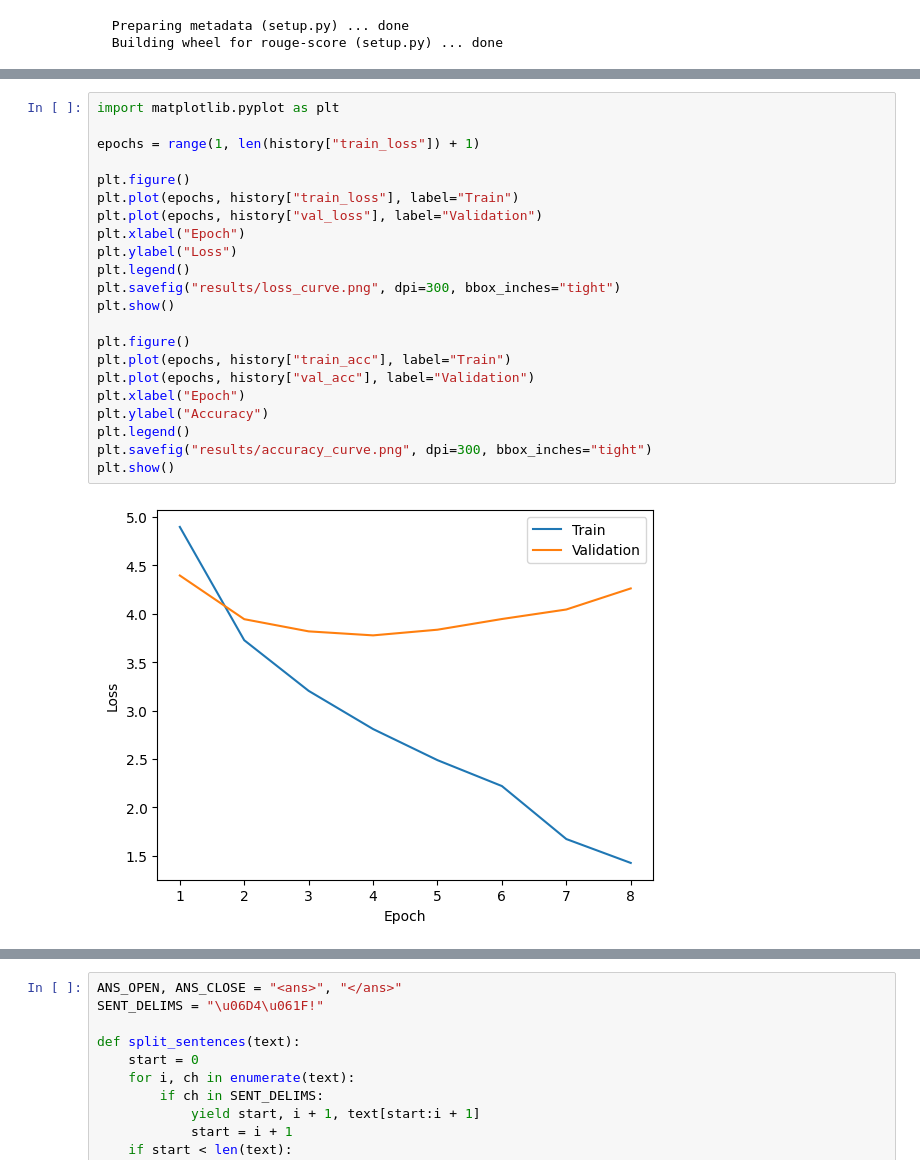
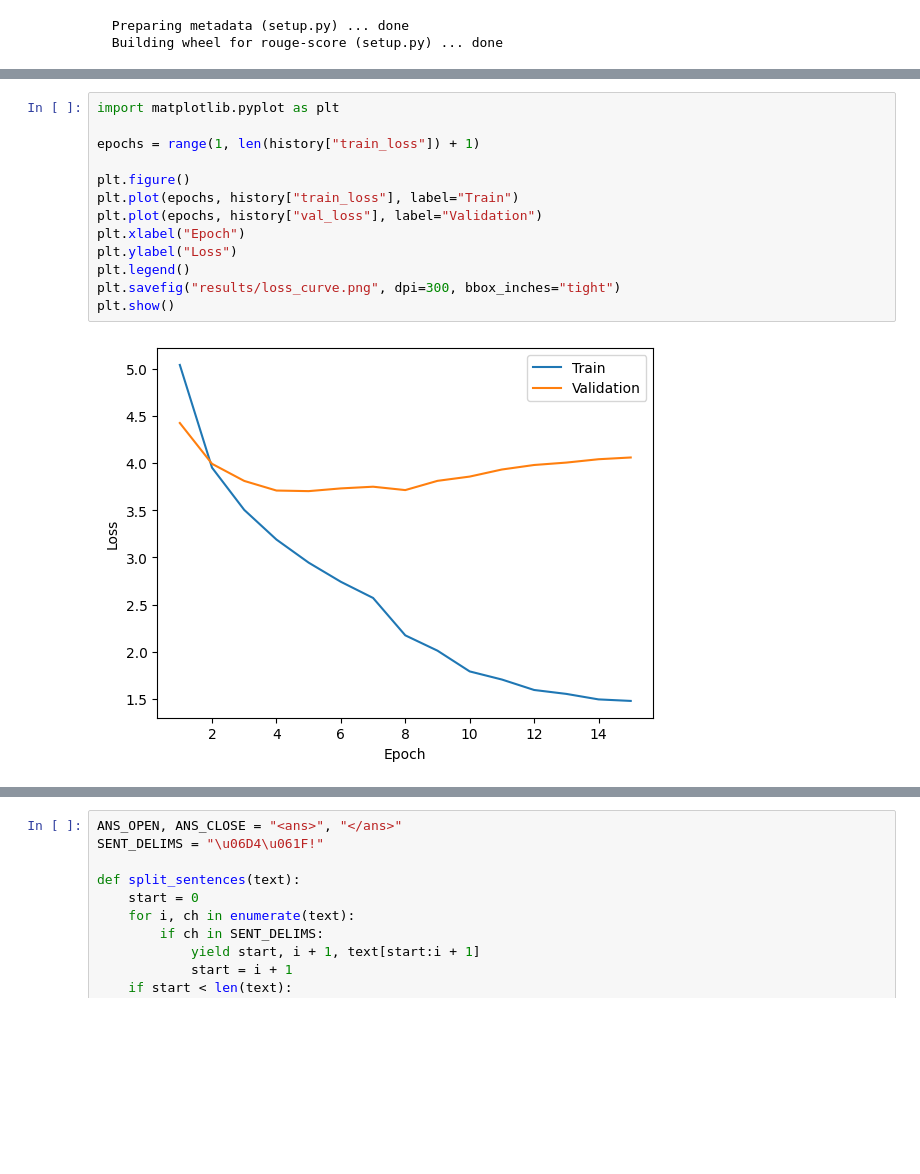
Before and after one commit to moonlightaliza/urdu-question-generator, a Jupyter notebook: Urdu_QnA_model.ipynb, the cells around one changed output, grey strips where cells are left out. Cells and saved outputs as stored; diff of their text form; blank space fills up the shorter version.

Commit message:
updated results + sync code with notebook

```diff
--- a/Urdu_QnA_model.ipynb
+++ b/Urdu_QnA_model.ipynb
@@ -408,24 +375,15 @@ Early stooping at epoch 8
 # %%
 import matplotlib.pyplot as plt
 
 epochs = range(1, len(history["train_loss"]) + 1)
 
 plt.figure()
 plt.plot(epochs, history["train_loss"], label="Train")
 plt.plot(epochs, history["val_loss"], label="Validation")
 plt.xlabel("Epoch")
 plt.ylabel("Loss")
 plt.legend()
 plt.savefig("results/loss_curve.png", dpi=300, bbox_inches="tight")
 plt.show()
-
-plt.figure()
-plt.plot(epochs, history["train_acc"], label="Train")
-plt.plot(epochs, history["val_acc"], label="Validation")
-plt.xlabel("Epoch")
-plt.ylabel("Accuracy")
-plt.legend()
-plt.savefig("results/accuracy_curve.png", dpi=300, bbox_inches="tight")
-plt.show()
 # %% [output]
-[figure, old version]
+[figure, new version]
```
Also changed, not shown: parts of 19 cells of this notebook, 14 other files.
